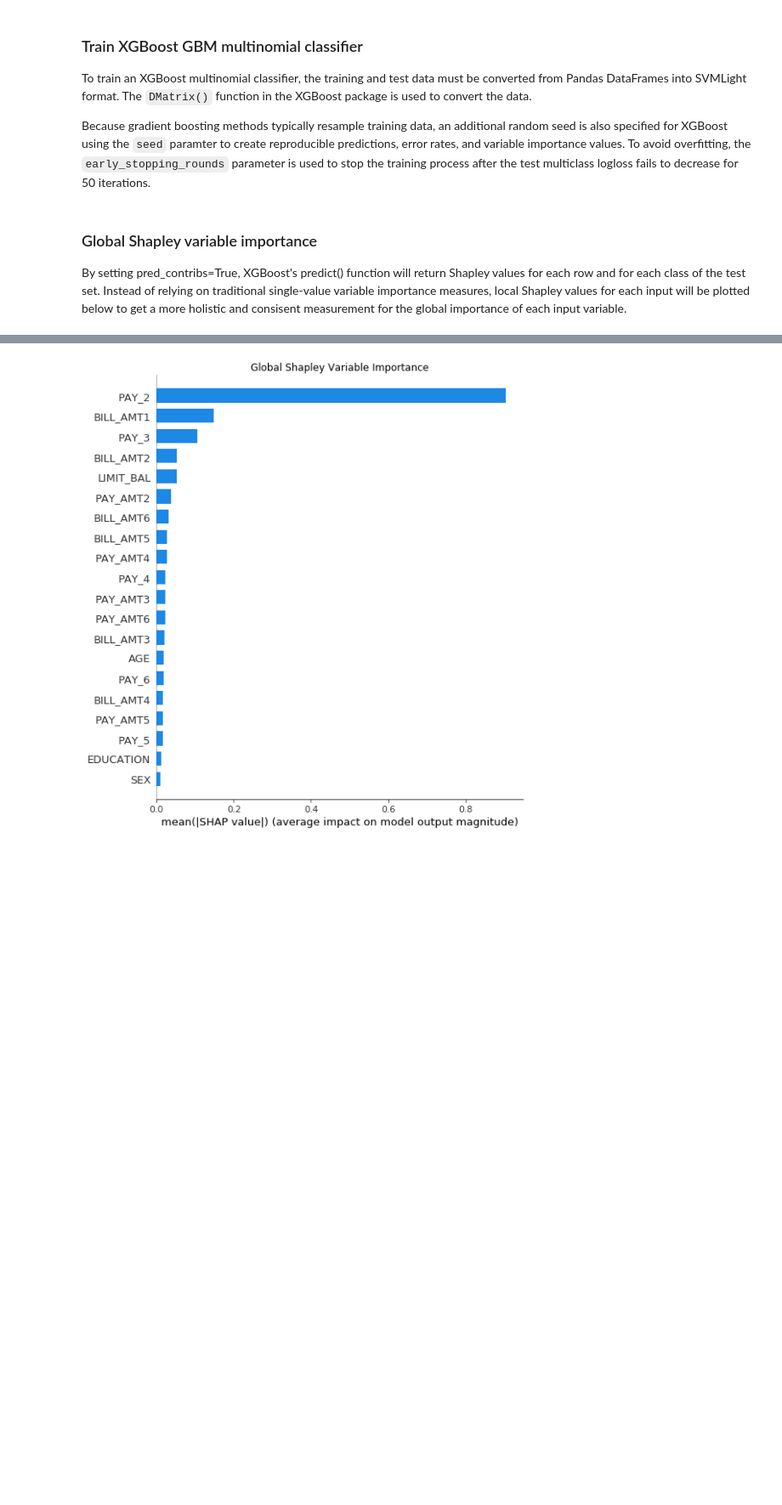
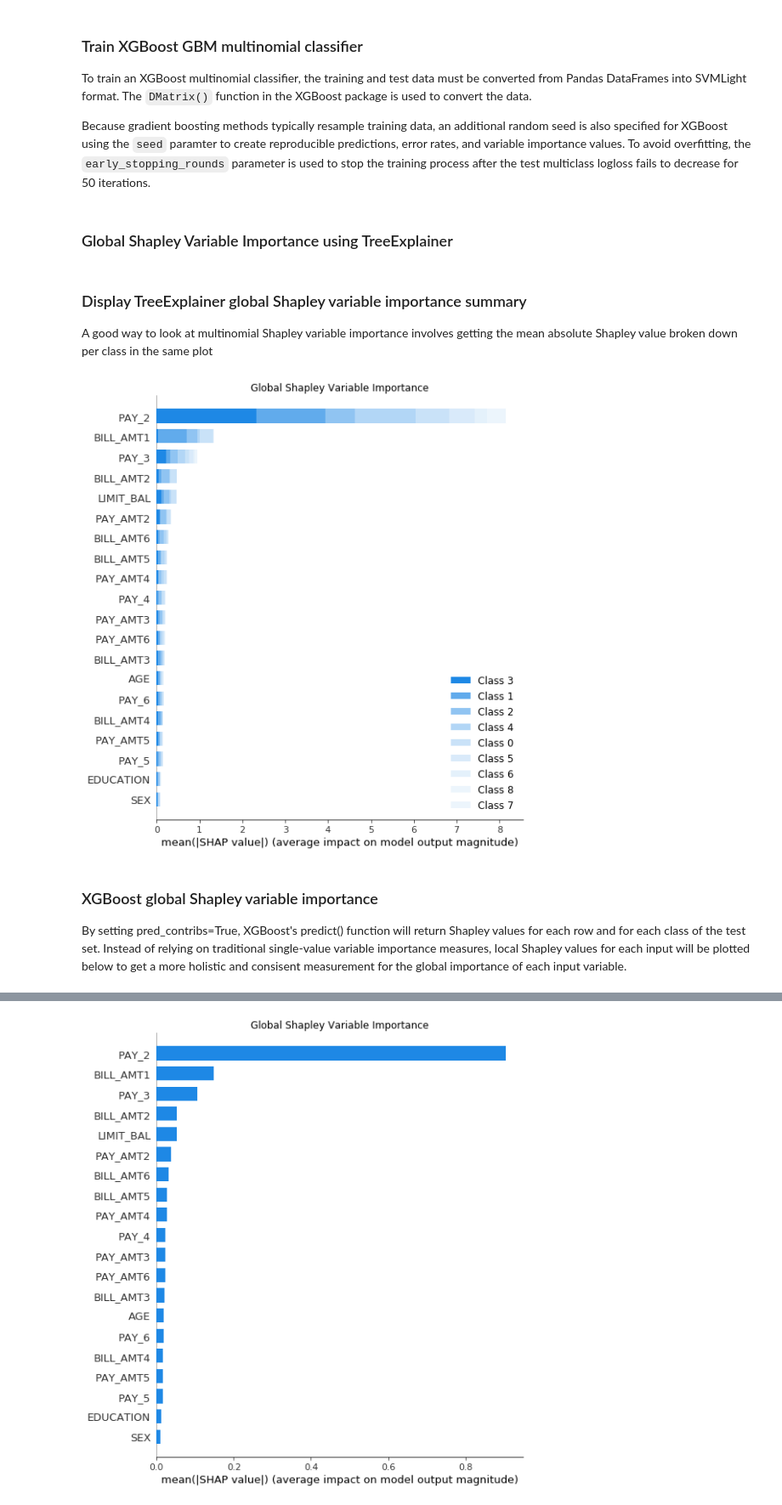
Before and after one commit to navdeep-G/interpretable-ml, a Jupyter notebook: notebooks/credit/multinomial/xgb_credit_multinomial_shap_pdp_ice.ipynb, the cells around one changed output, grey strips where cells are left out. Shown at 85% size. Cells and saved outputs as stored; diff of their text form; code cells hidden in the pictures; blank space fills up the shorter version.

Commit message:
Add TreeExplainer global Shapley for creditcard dataset

```diff
--- a/notebooks/credit/multinomial/xgb_credit_multinomial_shap_pdp_ice.ipynb
+++ b/notebooks/credit/multinomial/xgb_credit_multinomial_shap_pdp_ice.ipynb
@@ -183,8 +183,23 @@ xgb_model = xgb.train(params,                   #Set tuning parameters from abov
                       evals=watchlist,          #Use watchlist for early stopping
                       early_stopping_rounds=50, #Stop after 50 iterations (trees) without decrease in mlogloss
                       verbose_eval=False)       #Display iteration progress or not
+# %% [markdown]
+### Global Shapley Variable Importance using TreeExplainer
+# %%
+shap_values_tree_explainer = shap.TreeExplainer(xgb_model).shap_values(dtest)
+# %% [markdown]
+### Display TreeExplainer global Shapley variable importance summary
+A good way to look at multinomial Shapley variable importance involves getting the mean absolute Shapley value broken down per class in the same plot
+# %%
+#Plot Shapley values broken down per class
+plt.title("Global Shapley Variable Importance")
+shap.summary_plot(shap_values_tree_explainer, test[xgb_model.feature_names])
+plt.savefig('./images/global_shapley_per_class.png',bbox_inches='tight')
+plt.close()
+# %% [output]
+[figure, added]
 # %% [markdown]
-### Global Shapley variable importance
+### XGBoost global Shapley variable importance
 By setting pred_contribs=True, XGBoost's predict() function will return Shapley values for each row and for each class of the test set. Instead of relying on traditional single-value variable importance measures, local Shapley values for each input will be plotted below to get a more holistic and consisent measurement for the global importance of each input variable.
 # %%
 #dtest is DMatrix
```
Also changed, not shown: parts of 3 cells of this notebook, 1 other file.
